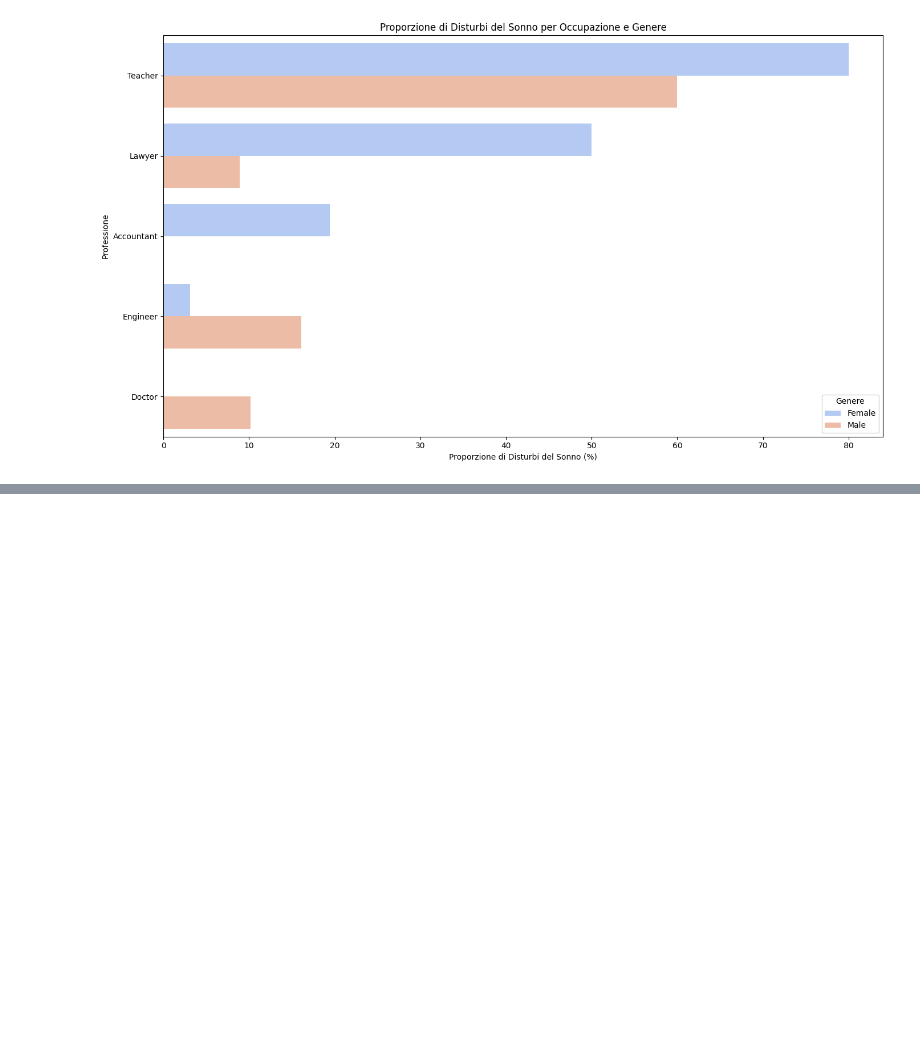
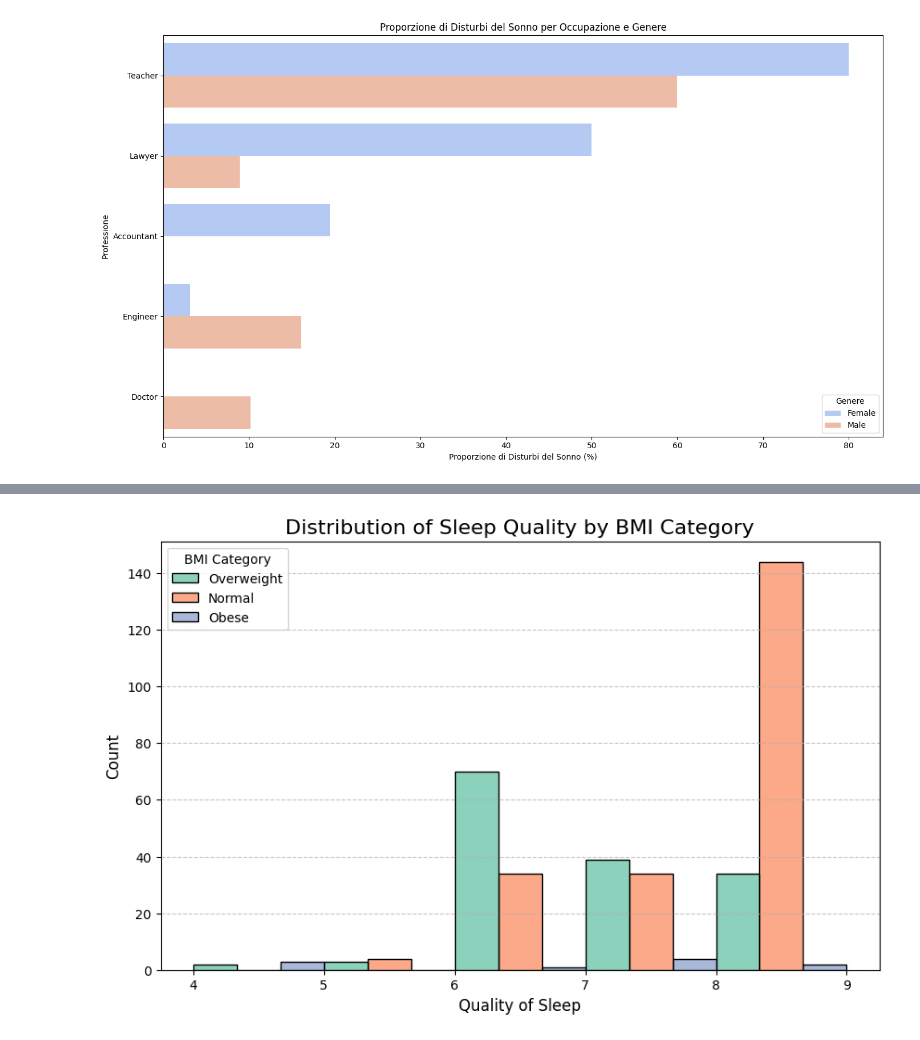
Before and after one commit to gretaquadranti/DataVisualization, a Jupyter notebook: dataViz_notebook.ipynb, the cells around one changed output, grey strips where cells are left out. Saved outputs shown, nothing was run; the diff lists cells and outputs as text; code cells hidden in the pictures; blank space fills up the shorter version.

```diff
--- a/dataViz_notebook.ipynb
+++ b/dataViz_notebook.ipynb
@@ -282,0 +314,11 @@ plt.show()
+# %%
+# Histogram/faceted density plot
+plt.figure(figsize=(10, 6))
+sns.histplot(data=data, x='Quality of Sleep', hue='BMI Category', multiple='dodge', binwidth=1, palette='Set2', edgecolor='black')
+plt.title('Distribution of Sleep Quality by BMI Category', fontsize=16)
+plt.xlabel('Quality of Sleep', fontsize=12)
+plt.ylabel('Count', fontsize=12)
+plt.grid(axis='y', linestyle='--', alpha=0.7)
+plt.show()
+# %% [output]
+[figure, added]
```
Also changed, not shown: parts of 9 cells of this notebook.
